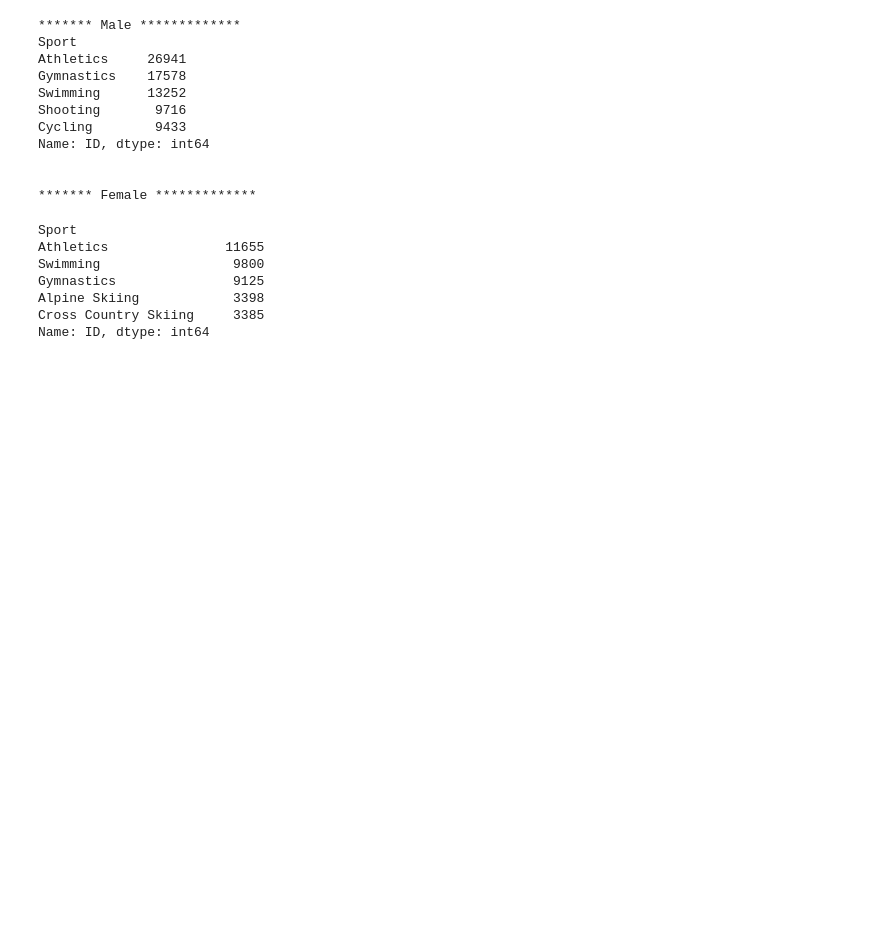
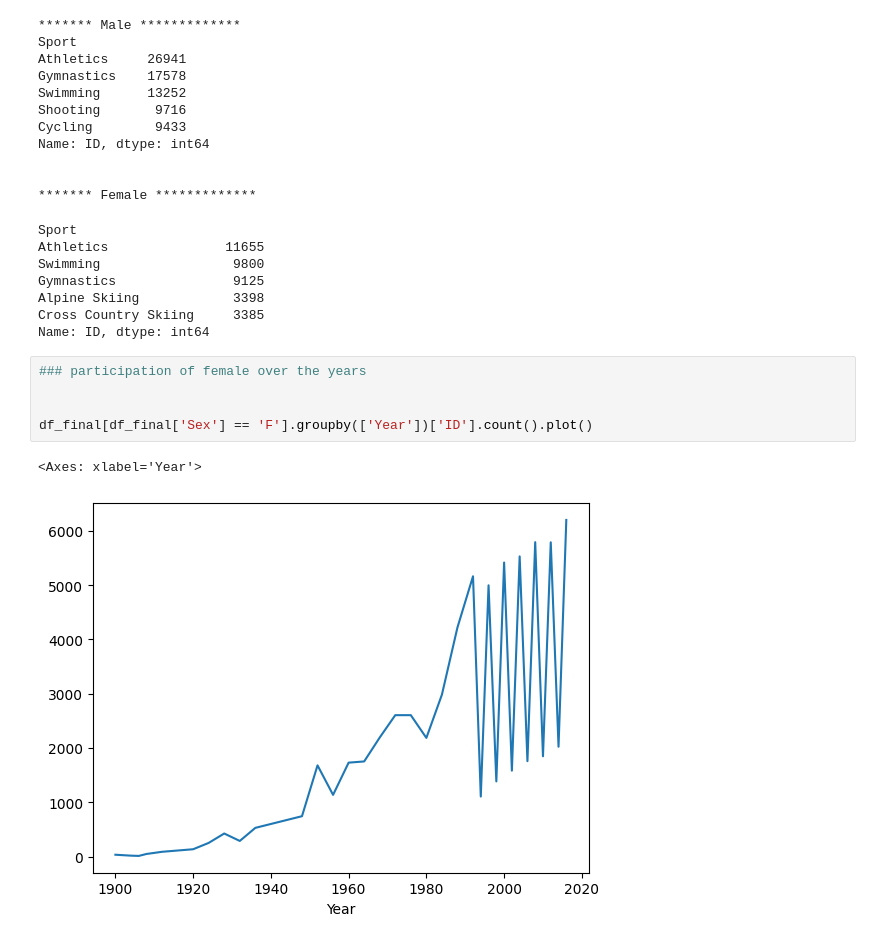
Before and after one commit to Sahil-987/Olympic-Dataset-Analysis, a Jupyter notebook: main.ipynb, the cells around one changed output. Saved outputs shown, nothing was run; the diff lists cells and outputs as text; blank space fills up the shorter version.

Commit message:
gender participation analysis

```diff
--- a/main.ipynb
+++ b/main.ipynb
@@ -431,3 +431,11 @@ Gymnastics               9125
 Alpine Skiing            3398
 Cross Country Skiing     3385
 Name: ID, dtype: int64
+# %%
+### participation of female over the years
+
+
+df_final[df_final['Sex'] == 'F'].groupby(['Year'])['ID'].count().plot()
+# %% [output]
+<Axes: xlabel='Year'>
+[figure, added]
```
Also changed, not shown: parts of 2 cells of this notebook.
